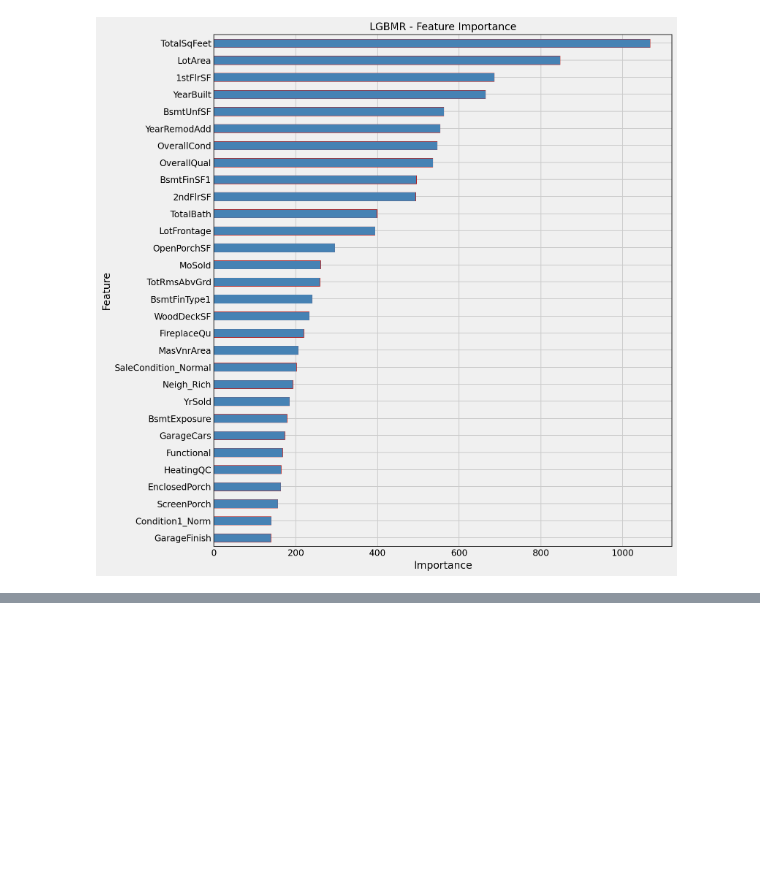
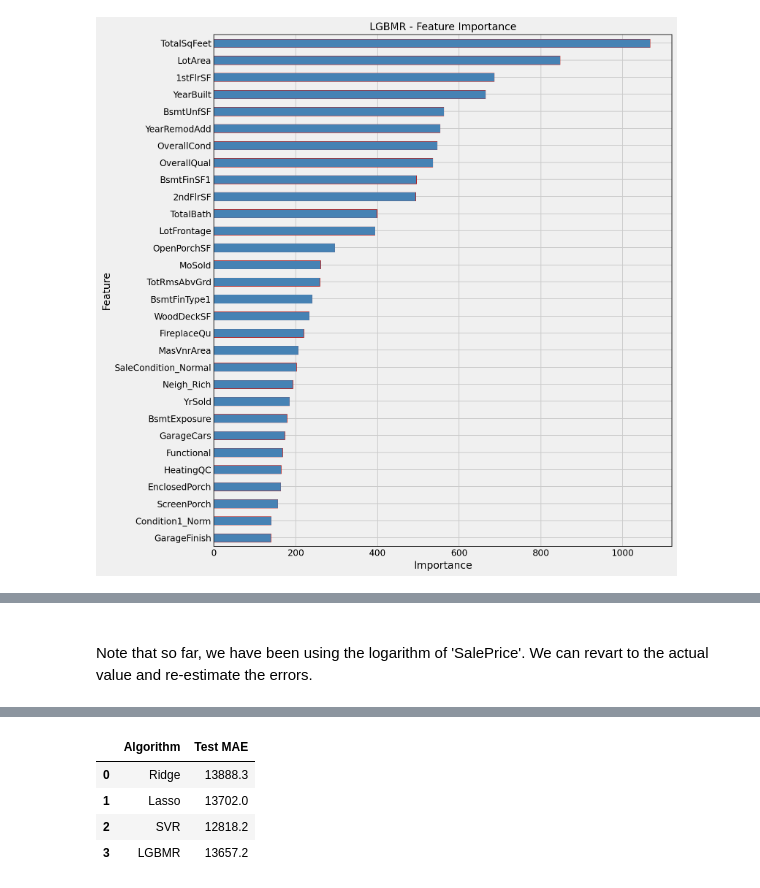
Before and after one commit to KOrfanakis/Housing_Prices_Regression, a Jupyter notebook: 02-Preprocessing_and_Predictions.ipynb, the cells around one changed output, grey strips where cells are left out. Cells and saved outputs as stored; diff of their text form; code cells hidden in the pictures; blank space fills up the shorter version.

```diff
--- a/02-Preprocessing_and_Predictions.ipynb
+++ b/02-Preprocessing_and_Predictions.ipynb
@@ -982,0 +1025,15 @@ ax.set(title='LGBMR - Feature Importance', xlabel='Importance');
+# %% [markdown]
+<br>
+
+Note that so far, we have been using the logarithm of 'SalePrice'. We can revart to the actual value and re-estimate the errors.
+# %%
+test_scores = []
+for i, est in enumerate(best_estimators):
+    est.fit(X_train, y_train)
+    y_pred = est.predict(X_test)
+
+    mae_test = mean_absolute_error(np.expm1(y_test), np.expm1(y_pred))
+    test_scores.append(np.round(mae_test, 1))
+
+pd.DataFrame({'Algorithm': names, 'Test MAE': test_scores})
+# %% [output]
@@ -982,0 +1043,5 @@ ax.set(title='LGBMR - Feature Importance', xlabel='Importance');
+|  | Algorithm | Test MAE |
+| 0 | Ridge | 13888.3 |
+| 1 | Lasso | 13702.0 |
+| 2 | SVR | 12818.2 |
+| 3 | LGBMR | 13657.2 |
```
Also changed, not shown: parts of 25 cells of this notebook.
